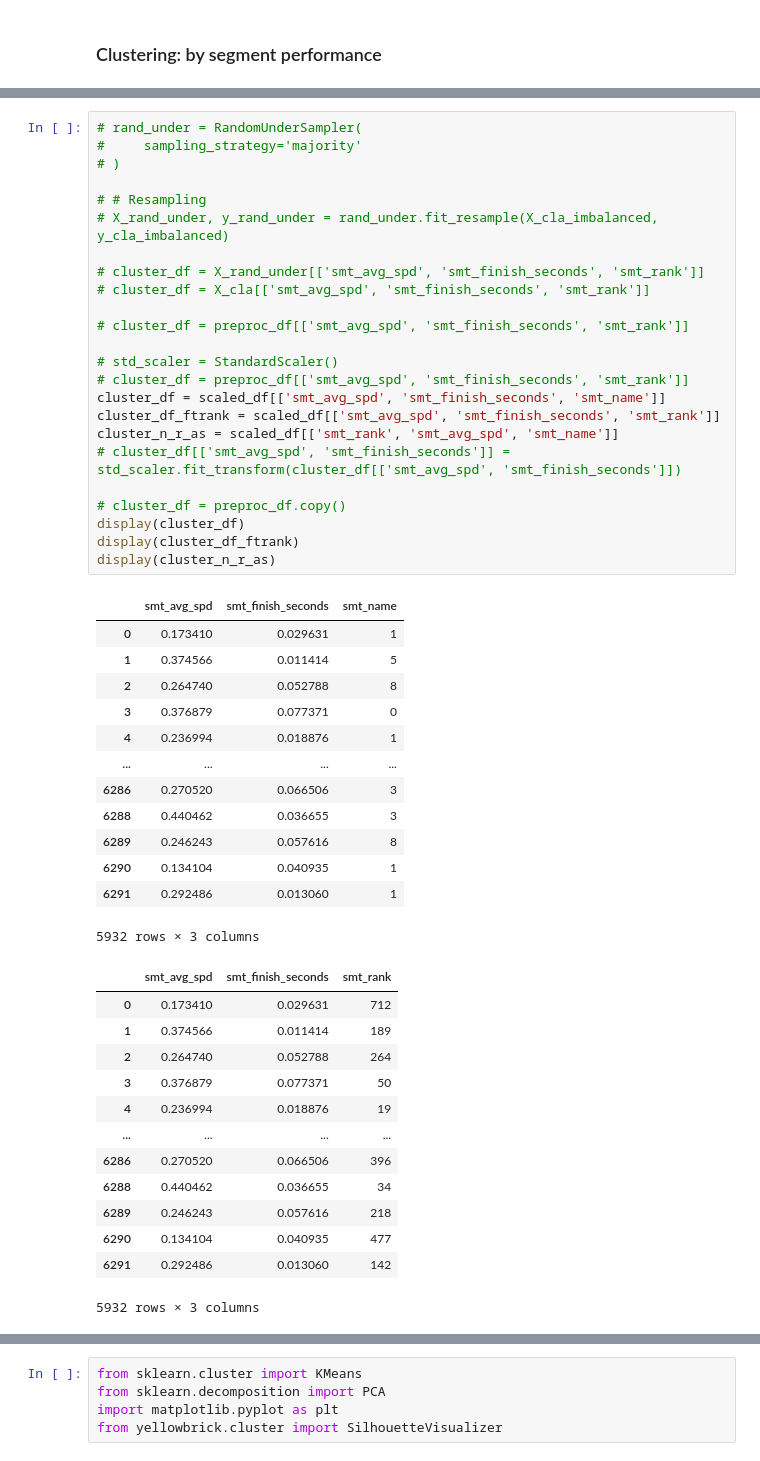
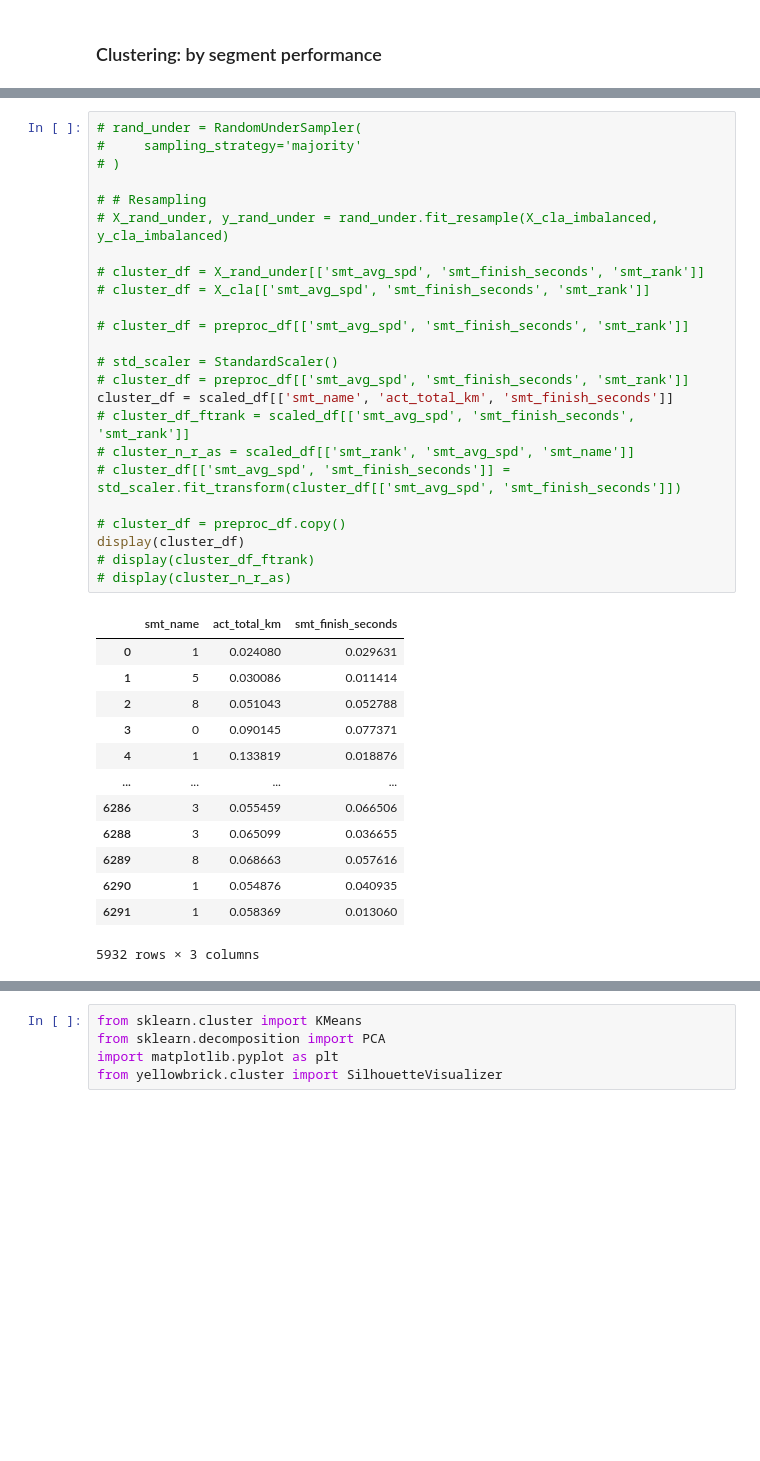
Before and after one commit to farrasjay/bingchilling-csl-kasdd, a Jupyter notebook: dk/TK.ipynb, the cells around one changed output, grey strips where cells are left out. Cells and saved outputs as stored; diff of their text form; blank space fills up the shorter version.

Commit message:
update cluster dk

```diff
--- a/dk/TK.ipynb
+++ b/dk/TK.ipynb
@@ -645,51 +647,38 @@ preproc_df
 # %%
 # rand_under = RandomUnderSampler(
 #     sampling_strategy='majority'
 # )
 
 # # Resampling
 # X_rand_under, y_rand_under = rand_under.fit_resample(X_cla_imbalanced, y_cla_imbalanced)
 
 # cluster_df = X_rand_under[['smt_avg_spd', 'smt_finish_seconds', 'smt_rank']]
 # cluster_df = X_cla[['smt_avg_spd', 'smt_finish_seconds', 'smt_rank']]
 
 # cluster_df = preproc_df[['smt_avg_spd', 'smt_finish_seconds', 'smt_rank']]
 
 # std_scaler = StandardScaler()
 # cluster_df = preproc_df[['smt_avg_spd', 'smt_finish_seconds', 'smt_rank']]
-cluster_df = scaled_df[['smt_avg_spd', 'smt_finish_seconds', 'smt_name']]
-cluster_df_ftrank = scaled_df[['smt_avg_spd', 'smt_finish_seconds', 'smt_rank']]
-cluster_n_r_as = scaled_df[['smt_rank', 'smt_avg_spd', 'smt_name']]
+cluster_df = scaled_df[['smt_name', 'act_total_km', 'smt_finish_seconds']]
+# cluster_df_ftrank = scaled_df[['smt_avg_spd', 'smt_finish_seconds', 'smt_rank']]
+# cluster_n_r_as = scaled_df[['smt_rank', 'smt_avg_spd', 'smt_name']]
 # cluster_df[['smt_avg_spd', 'smt_finish_seconds']] = std_scaler.fit_transform(cluster_df[['smt_avg_spd', 'smt_finish_seconds']])
 
 # cluster_df = preproc_df.copy()
 display(cluster_df)
-display(cluster_df_ftrank)
-display(cluster_n_r_as)
+# display(cluster_df_ftrank)
+# display(cluster_n_r_as)
 # %% [output]
-|  | smt_avg_spd | smt_finish_seconds | smt_name |
-| 0 | 0.173410 | 0.029631 | 1 |
-| 1 | 0.374566 | 0.011414 | 5 |
-| 2 | 0.264740 | 0.052788 | 8 |
-| 3 | 0.376879 | 0.077371 | 0 |
-| 4 | 0.236994 | 0.018876 | 1 |
+|  | smt_name | act_total_km | smt_finish_seconds |
+| 0 | 1 | 0.024080 | 0.029631 |
+| 1 | 5 | 0.030086 | 0.011414 |
+| 2 | 8 | 0.051043 | 0.052788 |
+| 3 | 0 | 0.090145 | 0.077371 |
+| 4 | 1 | 0.133819 | 0.018876 |
 | ... | ... | ... | ... |
-| 6286 | 0.270520 | 0.066506 | 3 |
-| 6288 | 0.440462 | 0.036655 | 3 |
-| 6289 | 0.246243 | 0.057616 | 8 |
-| 6290 | 0.134104 | 0.040935 | 1 |
-| 6291 | 0.292486 | 0.013060 | 1 |
+| 6286 | 3 | 0.055459 | 0.066506 |
+| 6288 | 3 | 0.065099 | 0.036655 |
+| 6289 | 8 | 0.068663 | 0.057616 |
+| 6290 | 1 | 0.054876 | 0.040935 |
+| 6291 | 1 | 0.058369 | 0.013060 |
 5932 rows × 3 columns
-|  | smt_avg_spd | smt_finish_seconds | smt_rank |
-| 0 | 0.173410 | 0.029631 | 712 |
-| 1 | 0.374566 | 0.011414 | 189 |
-| 2 | 0.264740 | 0.052788 | 264 |
-| 3 | 0.376879 | 0.077371 | 50 |
-| 4 | 0.236994 | 0.018876 | 19 |
-| ... | ... | ... | ... |
-| 6286 | 0.270520 | 0.066506 | 396 |
-| 6288 | 0.440462 | 0.036655 | 34 |
-| 6289 | 0.246243 | 0.057616 | 218 |
-| 6290 | 0.134104 | 0.040935 | 477 |
-| 6291 | 0.292486 | 0.013060 | 142 |
-5932 rows × 3 columns
```
Also changed, not shown: parts of 19 cells of this notebook.
